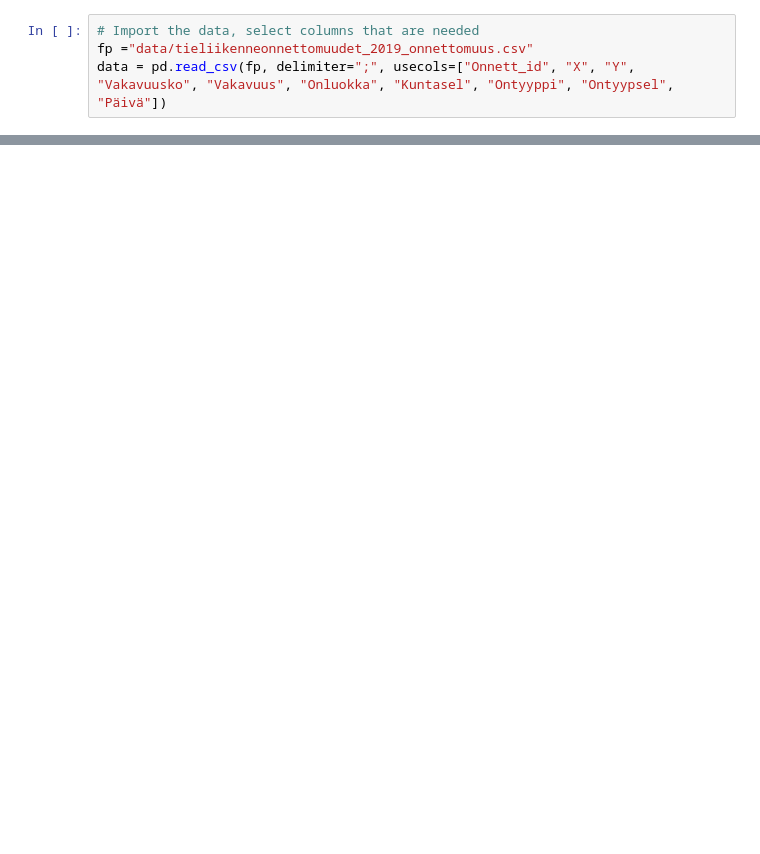
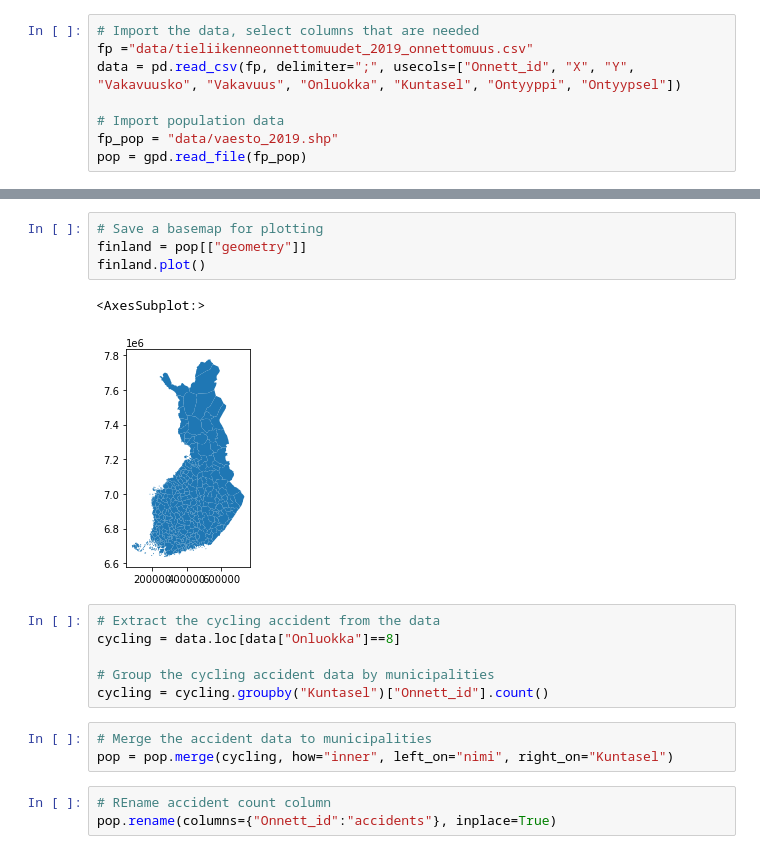
Before and after one commit to AutoGIS-2020/exercise-5-amiett, a Jupyter notebook: Problem1-Copy1.ipynb, the cells around one changed output, grey strips where cells are left out. Drawn from its saved outputs; the diff is of its cells as text; blank space fills up the shorter version.

```diff
--- a/Problem1-Copy1.ipynb
+++ b/Problem1-Copy1.ipynb
@@ -12,4 +10,8 @@ from folium.plugins import HeatMap
 # %%
 # Import the data, select columns that are needed
 fp ="data/tieliikenneonnettomuudet_2019_onnettomuus.csv"
-data = pd.read_csv(fp, delimiter=";", usecols=["Onnett_id", "X", "Y", "Vakavuusko", "Vakavuus", "Onluokka", "Kuntasel", "Ontyyppi", "Ontyypsel", "Päivä"])
+data = pd.read_csv(fp, delimiter=";", usecols=["Onnett_id", "X", "Y", "Vakavuusko", "Vakavuus", "Onluokka", "Kuntasel", "Ontyyppi", "Ontyypsel"])
+
+# Import population data
+fp_pop = "data/vaesto_2019.shp"
+pop = gpd.read_file(fp_pop)
@@ -79,0 +27,19 @@ Turn the data into a geodataframe
+# %%
+# Save a basemap for plotting
+finland = pop[["geometry"]]
+finland.plot()
+# %% [output]
+<AxesSubplot:>
+[figure, added]
+# %%
+# Extract the cycling accident from the data
+cycling = data.loc[data["Onluokka"]==8]
+
+# Group the cycling accident data by municipalities
+cycling = cycling.groupby("Kuntasel")["Onnett_id"].count()
+# %%
+# Merge the accident data to municipalities
+pop = pop.merge(cycling, how="inner", left_on="nimi", right_on="Kuntasel")
+# %%
+# REname accident count column
+pop.rename(columns={"Onnett_id":"accidents"}, inplace=True)
```
Also changed, not shown: parts of 23 cells of this notebook, 6 other files.
